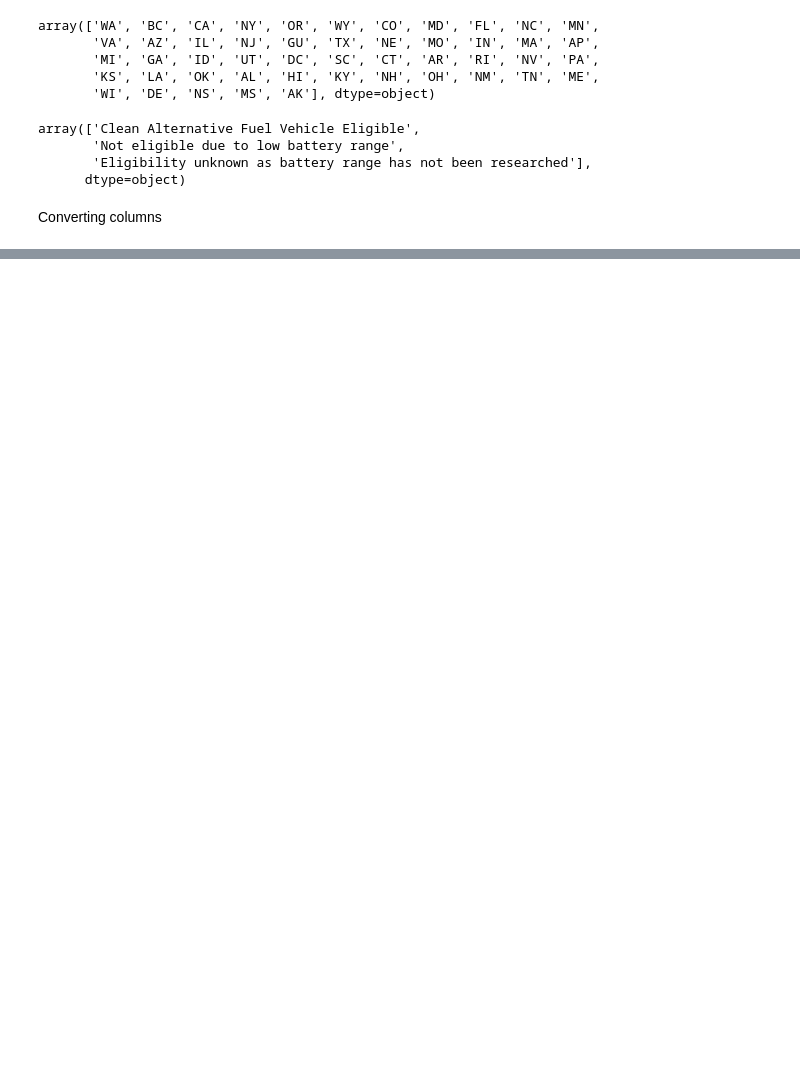
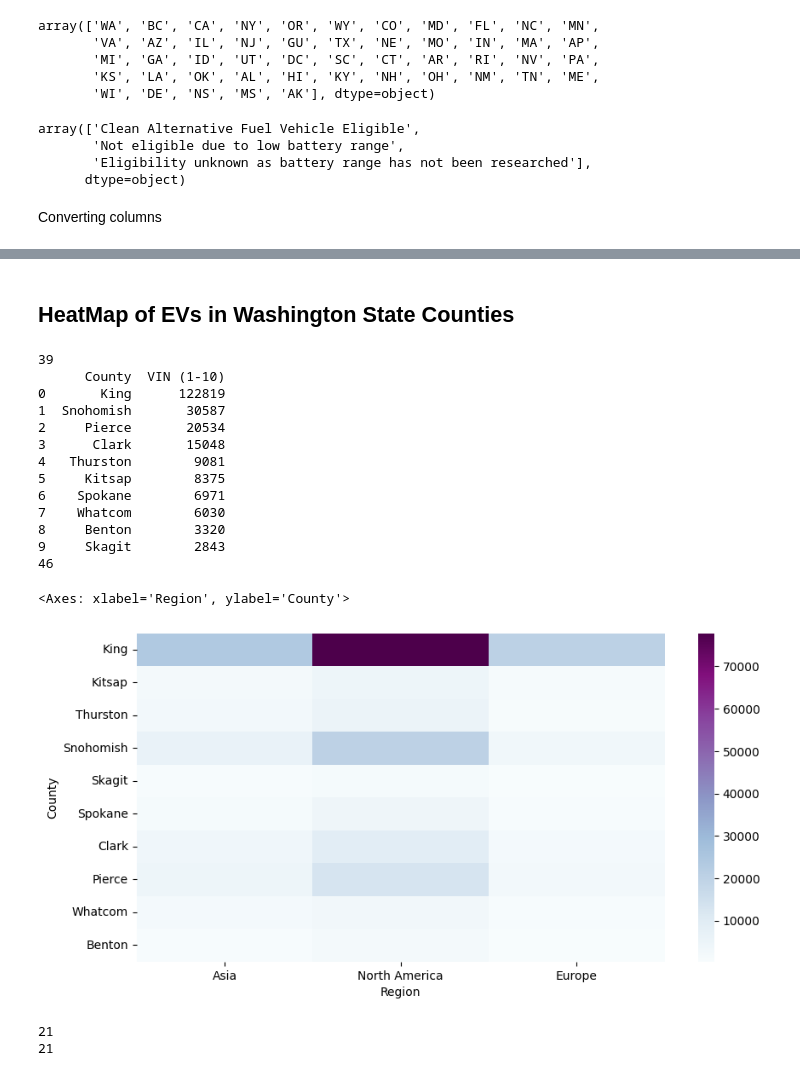
Before and after one commit to ccthatsme/assignment3, a Jupyter notebook: introduction.ipynb, the cells around one changed output, grey strips where cells are left out. Cells and saved outputs as stored; diff of their text form; code cells hidden in the pictures; blank space fills up the shorter version.

```diff
--- a/introduction.ipynb
+++ b/introduction.ipynb
@@ -100,0 +138,47 @@ memory usage: 27.8+ MB
+# %% [markdown]
+## HeatMap of EVs in Washington State Counties
+# %%
+print(df[df['State'] == 'WA']['County'].nunique())
+
+df_wa_counties = df[df['State'] == 'WA']
+
+df_top_10_counties_ev_wa = df_wa_counties.groupby('County').agg({'VIN (1-10)':'count'}).nlargest(10, 'VIN (1-10)')
+df_top_10_counties_ev_wa.reset_index(inplace=True)
+print(df_top_10_counties_ev_wa)
+
+print(df_wa_counties['Make'].nunique())
+
+df_wa_counties = df_wa_counties[df_wa_counties['County'].isin(df_top_10_counties_ev_wa['County'])]
+
+heat_map_data = df_wa_counties.pivot_table(index="County", columns="Region", values='VIN (1-10)', aggfunc='count', fill_value=0, sort=False)
+# heat_map_data_norm = heat_map_data.apply(lambda x: x**2)
+# heat_map_data_norm.head(20)
+
+
+# heat_map_data.fillna(0)
+
+fig = plt.figure(figsize=(10,5))
+ax = fig.gca()
+sns.heatmap(heat_map_data, ax=ax, cmap='BuPu')
+# %% [output]
+39
+      County  VIN (1-10)
+0       King      122819
+1  Snohomish       30587
+2     Pierce       20534
+3      Clark       15048
+4   Thurston        9081
+5     Kitsap        8375
+6    Spokane        6971
+7    Whatcom        6030
+8     Benton        3320
+9     Skagit        2843
+46
+<Axes: xlabel='Region', ylabel='County'>
+[figure, added]
+# %%
+print(df[df['State'] == 'WA']['Model Year'].nunique())
+print(df['Model Year'].nunique())
+# %% [output]
+21
+21
```
Also changed, not shown: parts of 9 cells of this notebook.
